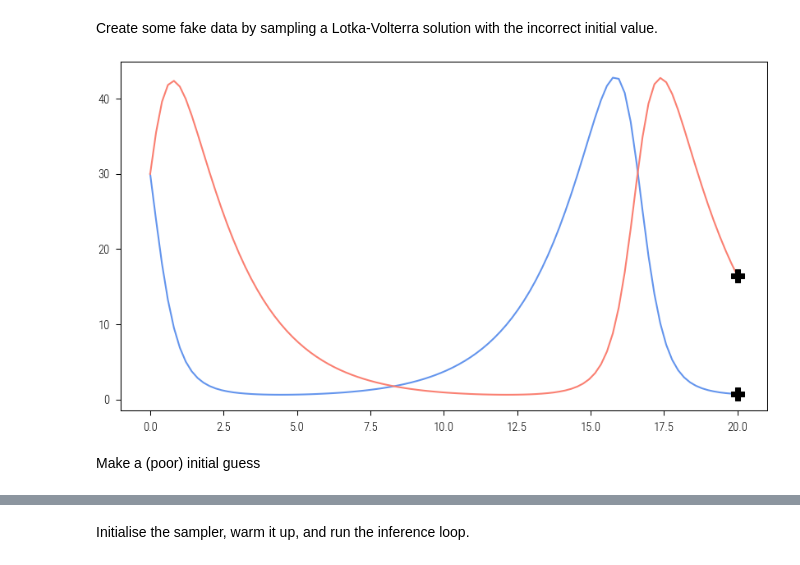
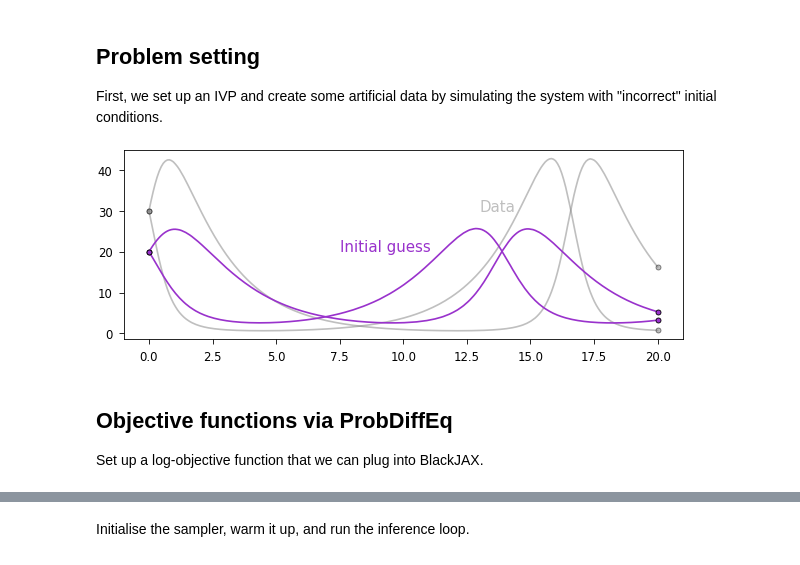
Before and after one commit to pnkraemer/probdiffeq, a Jupyter notebook: docs/advanced_examples/physics_enhanced_regression_2.ipynb, the cells around one changed output, grey strips where cells are left out. Drawn from its saved outputs; the diff is of its cells as text; code cells hidden in the pictures.

```diff
--- a/docs/advanced_examples/physics_enhanced_regression_2.ipynb
+++ b/docs/advanced_examples/physics_enhanced_regression_2.ipynb
@@ -34,35 +98,60 @@ config.update("jax_platform_name", "cpu")
 # %% [markdown]
-Create some fake data by sampling a Lotka-Volterra solution with the incorrect initial value.
+## Problem setting
+
+First, we set up an IVP and create some artificial data by simulating the system with "incorrect" initial conditions.
 # %%
 f, u0, (t0, t1), f_args = ivps.lotka_volterra()
-f_args = jnp.asarray(f_args)
-
-u0_true = u0 + 0.5 * jnp.flip(u0)
-u0_guess = u0
 
 
 @jax.jit
-def vf(y, t, p):
-    return f(y, *p)
+def vf(y, *, t, p=()):
+    return f(y, *f_args)
 
 
-ts = jnp.linspace(t0, t1, endpoint=True, num=100)
+theta_true = u0 + 0.5 * jnp.flip(u0)
+theta_guess = u0  # initial guess
 
-# Make a solver
+# Create a probabilistic solver
 strategy = filters.Filter(
     recipes.IsoTS0.from_params(num_derivatives=2),
 )
 solver = solvers.CalibrationFreeSolver(strategy, output_scale_sqrtm=10.0)
-
-# Compute a bunch of solutions
-solution_true = solution_routines.solve_fixed_grid(
-    vf, initial_values=(u0_true,), grid=ts, solver=solver, parameters=f_args
-)
-data = solution_true.u[-1, :]
-plt.plot(ts, solution_true.u, "-")
-plt.plot(ts[-1], data[None, :], "P", color="k", markersize=8)
-plt.show()
-# %% [output]
-[figure, removed]
-# %% [markdown]
-Make a (poor) initial guess
+# %%
+def plot_solution(sol, *, ax, marker=".", **plotting_kwargs):
+    for d in [0, 1]:
+        ax.plot(sol.t, sol.u[:, d], marker="None", **plotting_kwargs)
+        ax.plot(sol.t[0], sol.u[0, d], marker=marker, **plotting_kwargs)
+        ax.plot(sol.t[-1], sol.u[-1, d], marker=marker, **plotting_kwargs)
+    return ax
+
+
+@jax.jit
+def solve_adaptive(theta, *, save_at):
+    return solution_routines.solve_and_save_at(
+        vf, initial_values=(theta,), save_at=save_at, solver=solver
+    )
+
+
+save_at = jnp.linspace(t0, t1, num=250, endpoint=True)
+solve_save_at = functools.partial(solve_adaptive, save_at=save_at)
+# %%
+# Visualise the initial guess and the data
+
+fig, ax = plt.subplots()
+
+data_kwargs = {"alpha": 0.5, "color": "gray"}
+ax.annotate("Data", (13.0, 30.0), **data_kwargs)
+solution = solve_save_at(theta_true)
+ax = plot_solution(solution, ax=ax, **data_kwargs)
+
+sample_kwargs = {"color": "C4"}
+ax.annotate("Initial guess", (7.5, 20.0), **sample_kwargs)
+solution = solve_save_at(theta_guess)
+ax = plot_solution(solution, ax=ax, **sample_kwargs)
+plt.show()
+# %% [output]
+[figure, added]
+# %% [markdown]
+## Objective functions via ProbDiffEq
+
+Set up a log-objective function that we can plug into BlackJAX.
```
Also changed, not shown: parts of 23 cells of this notebook, 4 other files.
